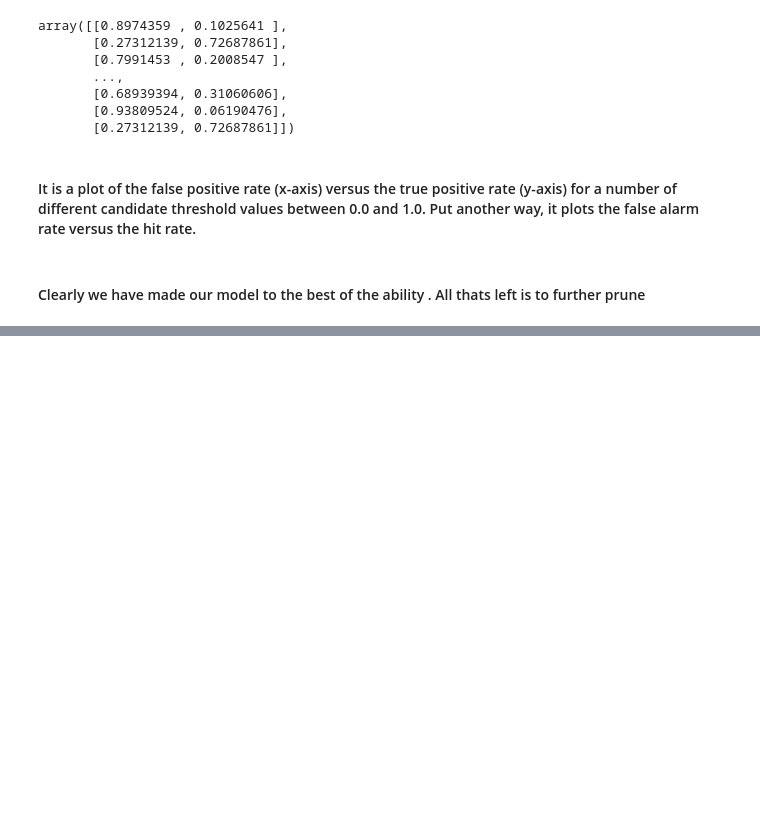
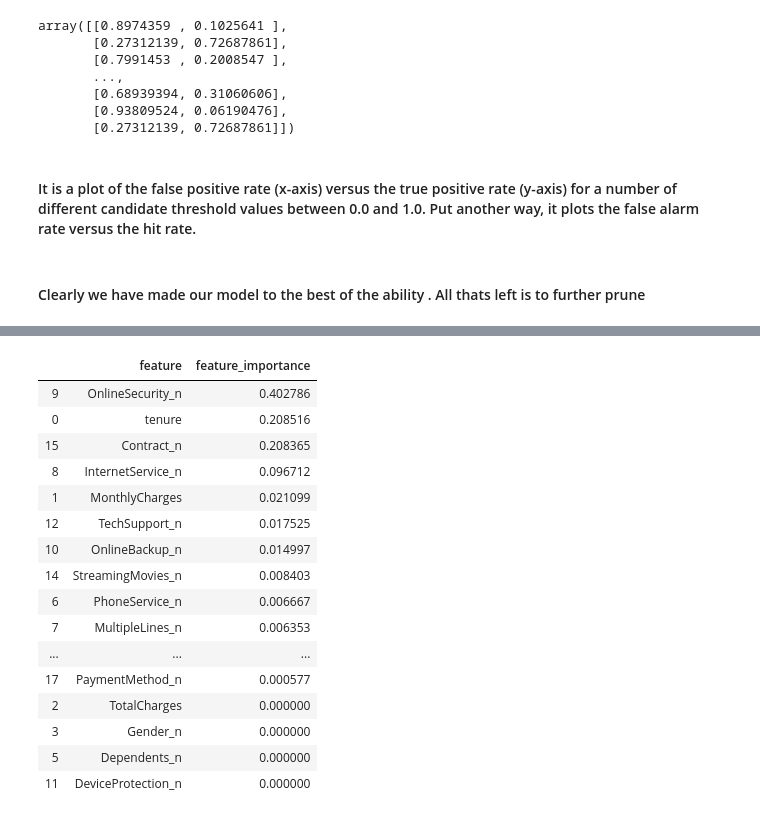
Before and after one commit to Nyiko-Ngwenya/Decision-Trees, a Jupyter notebook: Church Decision Trees.ipynb, the cells around one changed output, grey strips where cells are left out. Saved outputs shown, nothing was run; the diff lists cells and outputs as text; code cells hidden in the pictures; blank space fills up the shorter version.

```diff
--- a/Church Decision Trees.ipynb
+++ b/Church Decision Trees.ipynb
@@ -599,9 +606,28 @@ X_new.shape
 # %%
 dict = {'feature': x.columns, 'feature_importance':class_tree_entropy.feature_importances_}
 new_df = pd.DataFrame(dict)
 new_df.sort_values('feature_importance',axis=0,ascending=False,inplace=True)
-features = [x for x in new_df['feature'].head(X_new.shape[1])]
-features
+new_df
+# features = [x for x in new_df['feature'].head(X_new.shape[1])]
+# features
+# %% [output]
+|  | feature | feature_importance |
+| 9 | OnlineSecurity_n | 0.402786 |
+| 0 | tenure | 0.208516 |
+| 15 | Contract_n | 0.208365 |
+| 8 | InternetService_n | 0.096712 |
+| 1 | MonthlyCharges | 0.021099 |
+| 12 | TechSupport_n | 0.017525 |
+| 10 | OnlineBackup_n | 0.014997 |
+| 14 | StreamingMovies_n | 0.008403 |
+| 6 | PhoneService_n | 0.006667 |
+| 7 | MultipleLines_n | 0.006353 |
+| ... | ... | ... |
+| 17 | PaymentMethod_n | 0.000577 |
+| 2 | TotalCharges | 0.000000 |
+| 3 | Gender_n | 0.000000 |
+| 5 | Dependents_n | 0.000000 |
+| 11 | DeviceProtection_n | 0.000000 |
 # %%
 x = data_clean.drop(['customerID','Churn_n','SeniorCitizen'],axis='columns')
 y = data_clean['Churn_n']
```
Also changed, not shown: parts of 4 cells of this notebook.
